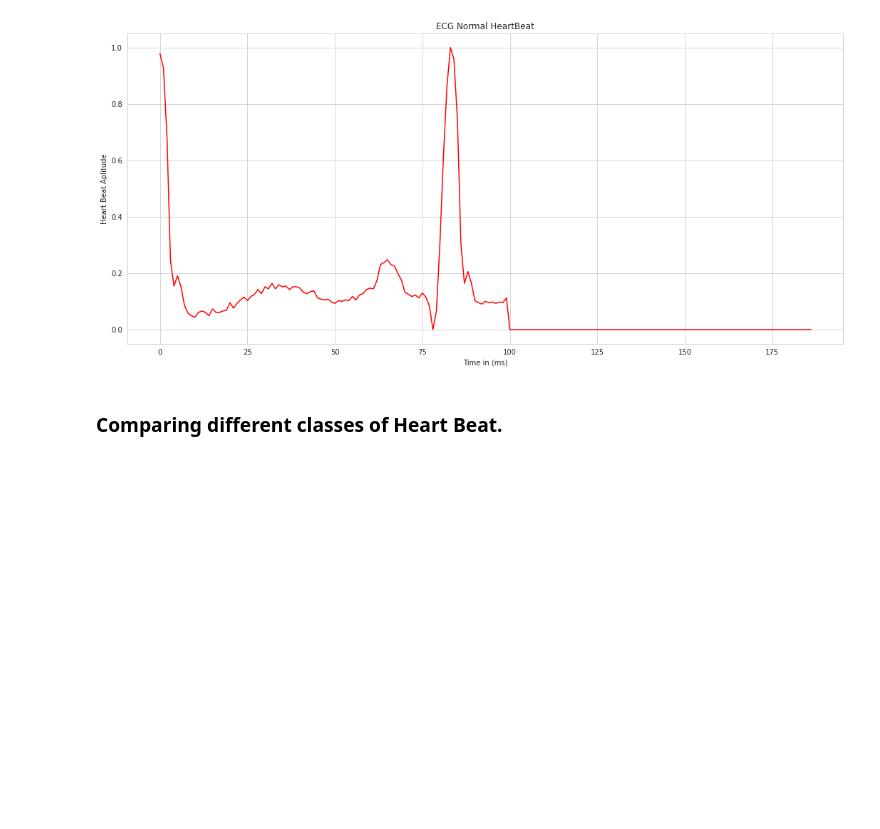
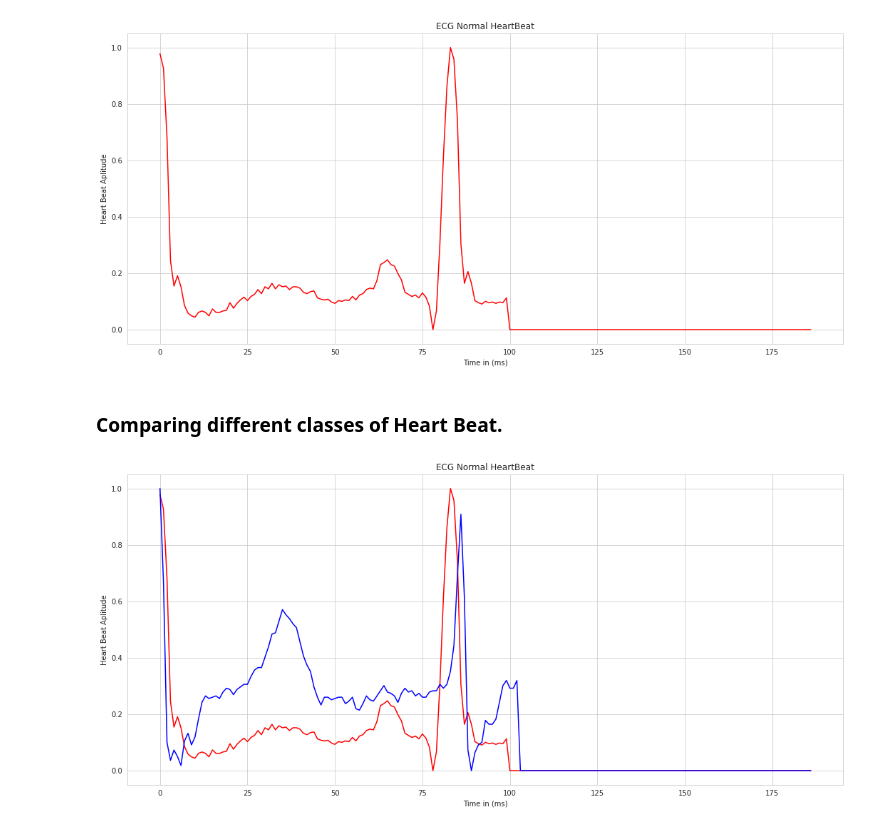
Before and after one commit to VitikaJain25/HealthCareNLPCourse, a Jupyter notebook: CNN_ECG_Heart_Beat_Analysis_&_Classification.ipynb, the cells around one changed output. Saved outputs shown, nothing was run; the diff lists cells and outputs as text; code cells hidden in the pictures; blank space fills up the shorter version.

```diff
--- a/CNN_ECG_Heart_Beat_Analysis_&_Classification.ipynb
+++ b/CNN_ECG_Heart_Beat_Analysis_&_Classification.ipynb
@@ -118,3 +119,16 @@ df_3 = train_data[train_data[187] == 3]
 df_4 = train_data[train_data[187] == 4]
 # %% [markdown]
 ### Comparing different classes of Heart Beat.
+# %%
+# Comparing df1
+
+sns.set_style('whitegrid')
+plt.figure(figsize = (18,8))
+plt.plot(train_data.iloc[0,0:187], color = 'red', label = "Normal Heart Beat")
+plt.plot(df_1.iloc[0,0:187], color = 'blue', label = "Supraventricular ectopic beats")
+plt.title('ECG Normal HeartBeat')
+plt.xlabel('Time in (ms)')
+plt.ylabel('Heart Beat Aplitude')
+plt.show()
+# %% [output]
+[figure, added]
```
Also changed, not shown: parts of 14 cells of this notebook.
